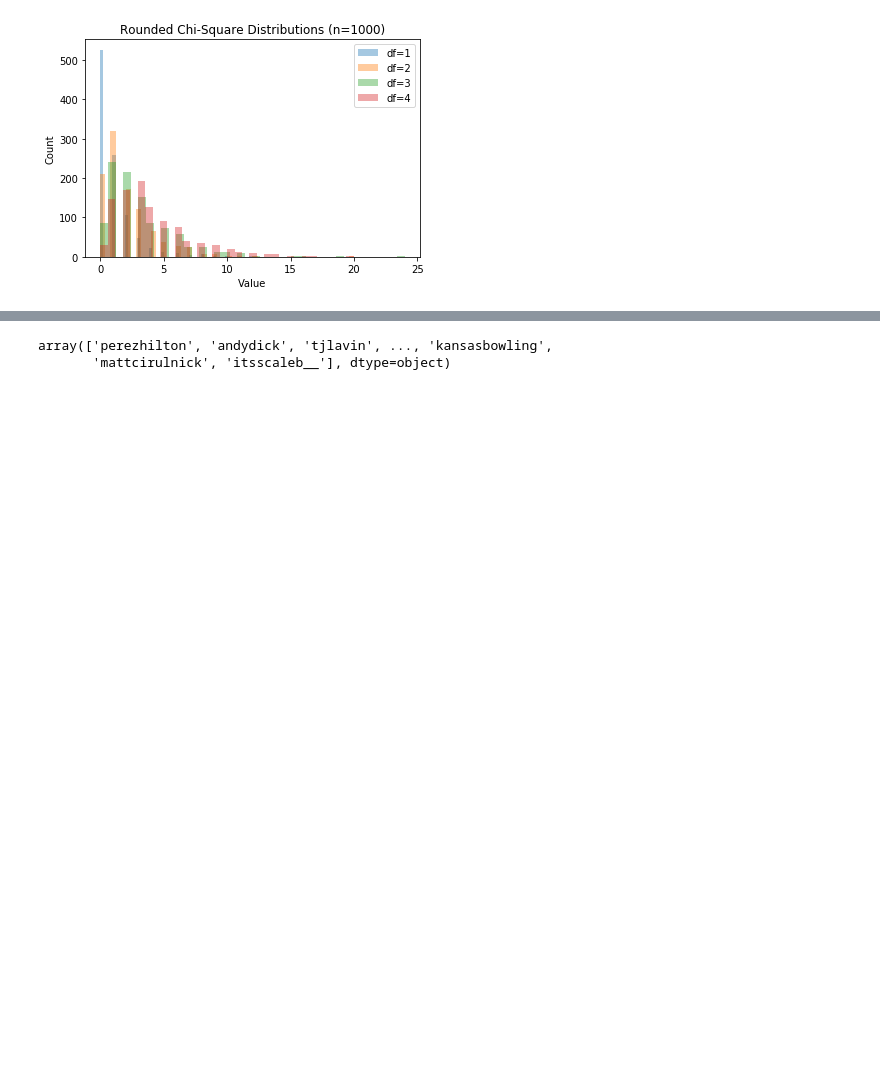
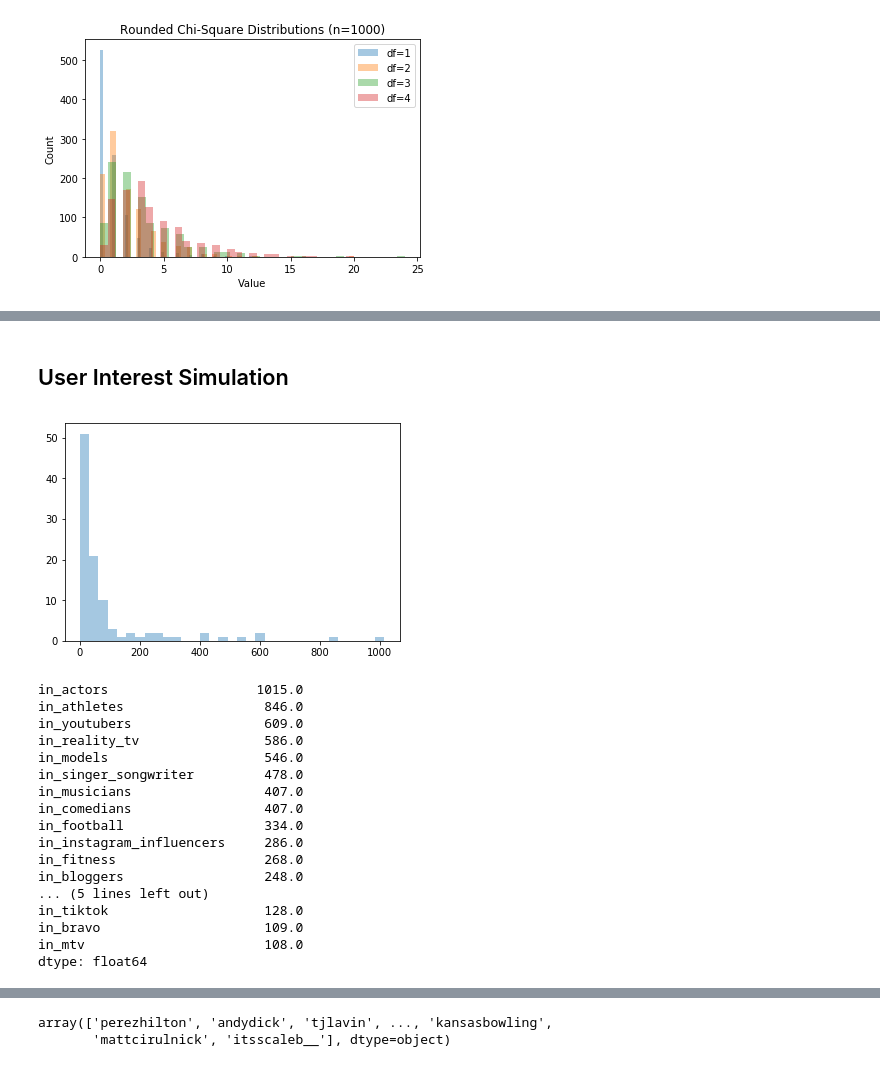
Before and after one commit to acmillinoistech/redcarpet, a Jupyter notebook: recommenders/notebooks/02 Simulate Transactions Matrix.ipynb, the cells around one changed output, grey strips where cells are left out. Cells and saved outputs as stored; diff of their text form; code cells hidden in the pictures; blank space fills up the shorter version.

```diff
--- a/recommenders/notebooks/02 Simulate Transactions Matrix.ipynb
+++ b/recommenders/notebooks/02 Simulate Transactions Matrix.ipynb
@@ -105,0 +110,27 @@ trans_df.head()
+# %% [markdown]
+## User Interest Simulation
+# %%
+item_mat = df[COLUMN_LABELS]
+cat_counts = item_mat.sum(axis=0)
+sns.distplot(cat_counts.values, kde=False)
+plt.show()
+cat_counts.sort_values(ascending=False).head(20)
+# %% [output]
+[figure, added]
+in_actors                   1015.0
+in_athletes                  846.0
+in_youtubers                 609.0
+in_reality_tv                586.0
+in_models                    546.0
+in_singer_songwriter         478.0
+in_musicians                 407.0
+in_comedians                 407.0
+in_football                  334.0
+in_instagram_influencers     286.0
+in_fitness                   268.0
+in_bloggers                  248.0
+... (5 lines left out)
+in_tiktok                    128.0
+in_bravo                     109.0
+in_mtv                       108.0
+dtype: float64
```
Also changed, not shown: parts of 20 cells of this notebook, 14 other files.
